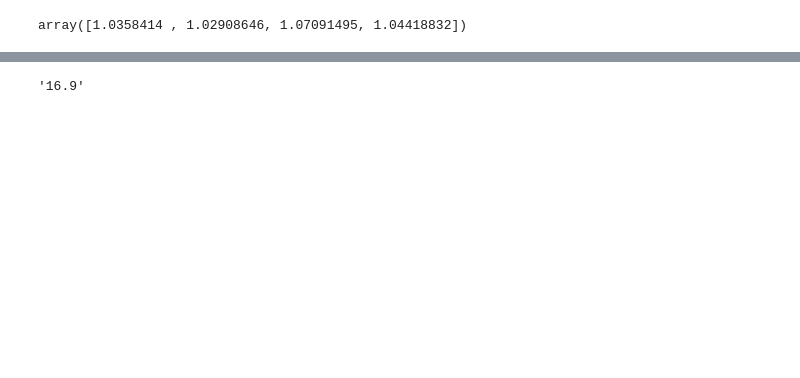
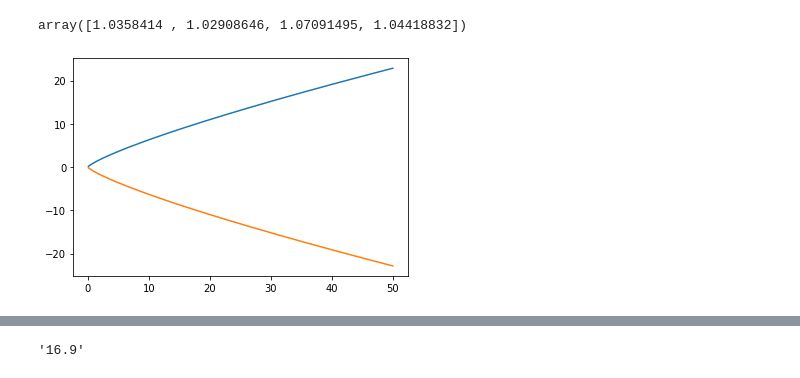
Before and after one commit to mfrib/bachelor, a Jupyter notebook: notebooks/Untitled.ipynb, the cells around one changed output, grey strips where cells are left out. Cells and saved outputs as stored; diff of their text form; code cells hidden in the pictures; blank space fills up the shorter version.

```diff
--- a/notebooks/Untitled.ipynb
+++ b/notebooks/Untitled.ipynb
@@ -10,0 +19,10 @@ array([1.0358414 , 1.02908646, 1.07091495, 1.04418832])
+# %%
+r = np.linspace(0.1, 50, 300)
+q = 1.4
+e = (1-q)/2
+y = r**(e)
+fig, ax = plt.subplots()
+ax = plt.plot(r, y*r)
+ax = plt.plot(r,-y*r)
+# %% [output]
+[figure, added]
```
Also changed, not shown: parts of 6 cells of this notebook, 23 other files.
